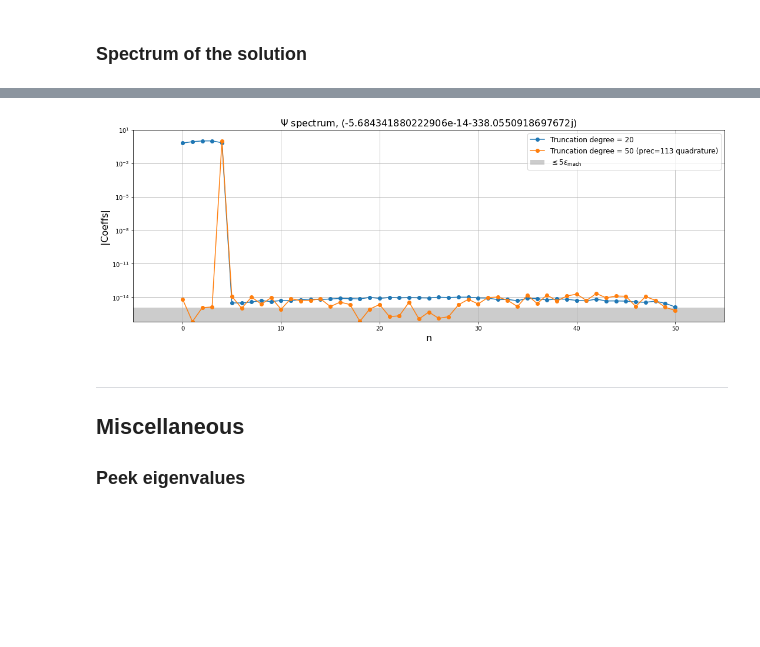
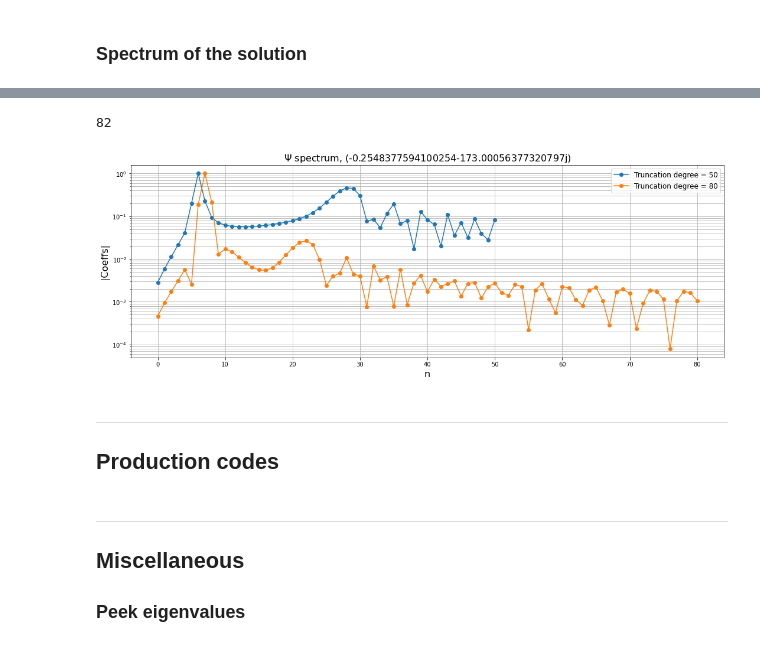
Before and after one commit to GentleMin/PlesioGeostroPy, a Jupyter notebook: Eigen_Post.ipynb, the cells around one changed output, grey strips where cells are left out. Cells and saved outputs as stored; diff of their text form; code cells hidden in the pictures; blank space fills up the shorter version.

```diff
--- a/Eigen_Post.ipynb
+++ b/Eigen_Post.ipynb
@@ -304,7 +355,7 @@ from pg_utils.numerics import matrices as nmatrix
 # eigenfile = "./out/eigen/Toroidal_Quadrupole/Transformed/eigen_m3_Le-2_N50.h5"
 # eigenfile = "./out/eigen/Toroidal_Quadrupole/Reduced/eigen_m3_Le-2_N80.h5"
 # eigenfile = "./out/eigen/Poloidal_Dipole/Reduced/eigen_m3_N50.h5"
-eigenfile = "./out/eigen/Poloidal_Dipole/Reduced/eigen_m1_N50.h5"
+eigenfile = "./out/eigen/Poloidal_Dipole/Reduced/eigen_m3_Le1e-4_N50_p113.h5"
 
 with h5py.File(eigenfile, 'r') as fread:
     xpd_identifier = fread.attrs["xpd"]
@@ -396,5 +496,5 @@ field_nrange = {
 # %%
-class_idx, mode_idx = 1, 4
+class_idx, mode_idx = 1, 7
 eigval = eig_vals_classes[class_idx][mode_idx]
 eigvec = eig_vecs_classes[class_idx][:, mode_idx]
 
@@ -661,8 +820,8 @@ from pg_utils.pg_model import params
 eigen_files_list = [
     # "./out/eigen/Malkus/Transformed/eigen_m3_N5.h5",
     # "./out/eigen/Malkus/Transformed/eigen_m3_N50.h5",
-    "./out/eigen/Malkus/Reduced/eigen_m3_N50.h5",
-    "./out/eigen/Malkus/Reduced/eigen_m3_N50_cpt.h5",
+    # "./out/eigen/Malkus/Reduced/eigen_m3_N50.h5",
+    # "./out/eigen/Malkus/Reduced/eigen_m3_N50_cpt.h5",
     # "./out/eigen/Malkus/Reduced/eigen_m3_N50_quad-eigen-p113.h5",
     # "./out/eigen/Hydrodynamic/Reduced/eigen_m3_N5.h5",
     # "./out/eigen/Hydrodynamic/Reduced/eigen_m1_N50.h5",
@@ -673,23 +832,26 @@ eigen_files_list = [
     # "./out/eigen/Hydrodynamic/Reduced/eigen_m20_N50.h5",
     # "./out/eigen/Toroidal_Quadrupole/Transformed/eigen_m3_N20.h5",
     # "./out/eigen/Toroidal_Quadrupole/Transformed/eigen_m3_N50.h5",
-    # "./out/eigen/Toroidal_Quadrupole/Reduced/eigen_m3_Le-2_N20.h5",
-    # "./out/eigen/Toroidal_Quadrupole/Reduced/eigen_m3_Le-2_N50.h5",
+    # "./out/eigen/Toroidal_Quadrupole/Reduced/eigen_m3_Le-4_N20_orth.h5",
+    # "./out/eigen/Toroidal_Quadrupole/Reduced/eigen_m3_N50.h5",
+    # "./out/eigen/Toroidal_Quadrupole/Reduced/eigen_m3_Le-4_N50_orth.h5",
     # "./out/eigen/Toroidal_Quadrupole/Reduced/eigen_m3_Le-2_N80.h5",
     # "./out/eigen/Poloidal_Dipole/Reduced/eigen_m3_N20.h5",
     # "./out/eigen/Poloidal_Dipole/Reduced/eigen_m3_N50.h5",
+    # "./out/eigen/Poloidal_Dipole/Reduced/eigen_m3_Le1e-4_N50_p113.h5",
+    # "./out/eigen/Poloidal_Dipole/Reduced/eigen_m3_Le1e-4_N80_p113.h5"
     # "./out/eigen/Poloidal_Dipole/Reduced/eigen_m3_N50_quad-eigen-p113_tmp.h5"
-    # "./out/eigen/Poloidal_Dipole/Transformed/eigen_m3_N20.h5",
-    # "./out/eigen/Poloidal_Dipole/Transformed/eigen_m3_N50.h5",
+    "./out/eigen/Poloidal_Dipole/Transformed/eigen_m3_Le1e-4_N50_p113.h5",
+    "./out/eigen/Poloidal_Dipole/Transformed/eigen_m3_Le1e-4_N80_p113.h5",
 ]
 label_list = [
     # For instance, the truncation level can be used as labels
     # 5,
     # 10,
-    20,
-    # 50,
-    "50 (prec=113 quadrature)"
-    # 80,
+    # 20,
+    50,
+    # "50 (prec=113 quadrature)"
+    80,
     # 100
     # Or the labels can be e.g. azimuthal wavenumber
     # 1, 2, 3, 5, 10, 20
@@ -884,13 +1046,13 @@ df.style.format(formatter=lambda x: "{0.real:.2e},{0.imag:.7e}j".format(x))
 
 1. Boyd's drift method:
 # %%
-class_idx = 1
+class_idx = 0
 
 src_idx_base = 0
 src_idx_comp = 1
 
 eig_drift, eig_nearest = nutils.eigen_drift(ds_vals_collections[class_idx][src_idx_base], ds_vals_collections[class_idx][src_idx_comp])
-drift_thresh = 1e+5
+drift_thresh = 1e+4
 drift_filter = 1./(eig_drift + 1e-16) > drift_thresh
 
 fig, ax = plt.subplots(figsize=(10, 6))
@@ -1030,43 +1172,50 @@ array([ 7.37674579e-02+4.58790096e-02j,  1.06443341e-01+6.62014823e-02j,
+# %%
+eig_nearest[37]
+# %% [output]
+82
 # %%
 # Choose which field to check
 class_idx = 0
-mode_idx = [4,4]
-field_name = "F_ext"
+mode_idx = [25,82]
+field_name = "Psi"
 field_title = r"$\Psi$"
 
 # save_name = "./out/eigen/Hydrodynamic/Reduced/spectrum_m3n%d" % mode_idx
 save_name = None
 
 fig, ax = plt.subplots(nrows=1, ncols=1, figsize=(18, 6))
 
 for i_src in range(len(label_list)):
     eig_cfs = ds_vecs_collections[class_idx][i_src][field_name]
     # if eig_cfs.shape[1] <= 50:
     #     continue
     ax.plot(np.abs(eig_cfs[:, mode_idx[i_src]])/np.max(np.abs(eig_cfs[:, mode_idx[i_src]])),
             'o-', label="Truncation degree = {}".format(label_list[i_src]))
 
-coeff_min = np.abs(np.abs(eig_cfs[:, mode_idx[i_src]])).min()/np.max(np.abs(eig_cfs[:, mode_idx[i_src]]))
-ax.fill_between([-5, 50+5], min([1e-20, coeff_min])*np.ones(2), 5*np.finfo(np.float64).eps*np.ones(2),
-    facecolor="gray", alpha=0.4, label="$\leq 5\epsilon_{\mathrm{mach}}$")
+# coeff_min = np.abs(np.abs(eig_cfs[:, mode_idx[i_src]])).min()/np.max(np.abs(eig_cfs[:, mode_idx[i_src]]))
+# ax.fill_between([-5, 50+5], min([1e-20, coeff_min])*np.ones(2), 5*np.finfo(np.float64).eps*np.ones(2),
+#     facecolor="gray", alpha=0.4, label="$\leq 5\epsilon_{\mathrm{mach}}$")
 
 ax.set_title(r"{:s} spectrum, {}".format(field_title, ds_vals_collections[class_idx][-1][mode_idx[1]]), fontsize=16)
 ax.set_yscale("log")
 ax.set_xlabel("n", fontsize=16)
 ax.set_ylabel(r"|Coeffs|", fontsize=16)
 ax.legend(fontsize=12)
 ax.grid(which="both")
 
-ax.set_xlim([-5, 50+5])
-ax.set_ylim([min([1e-16, coeff_min]), 10])
+# ax.set_xlim([-5, 50+5])
+# ax.set_ylim([min([1e-16, coeff_min]), 10])
 
 if save_name is not None:
     plt.savefig(save_name + ".pdf", format="pdf", bbox_inches="tight")
     plt.savefig(save_name + ".png", format="png", bbox_inches="tight", dpi=150)
 
 plt.show()
 # %% [output]
-[figure, old version]
+[figure, new version]
+# %% [markdown]
+---
+## Production codes
 # %% [markdown]
 ---
 
```
Also changed, not shown: parts of 36 cells of this notebook, 3 other files.
